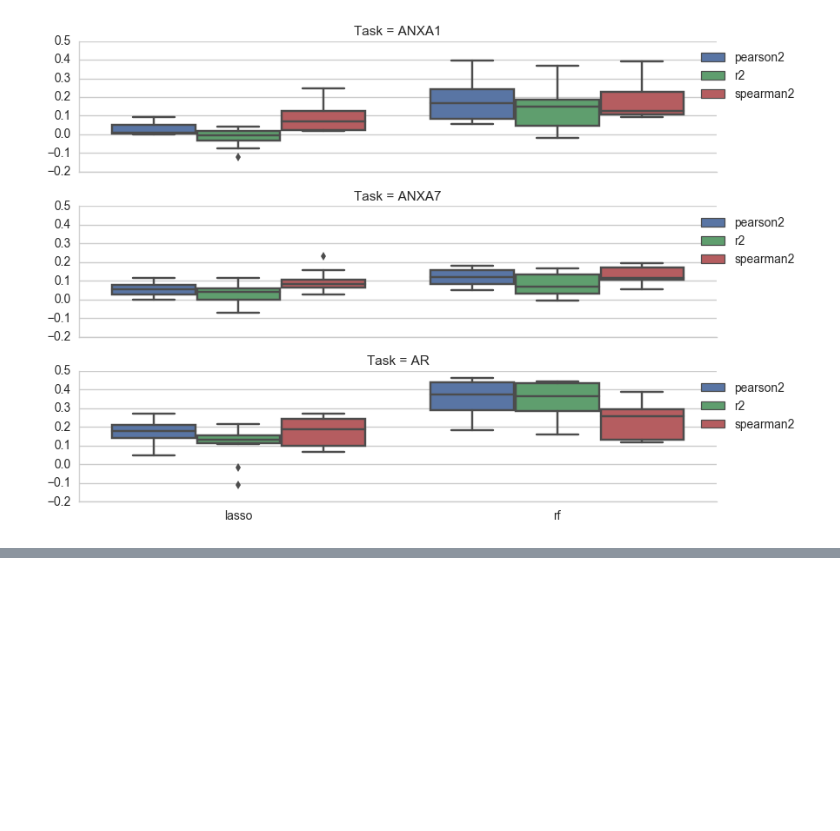
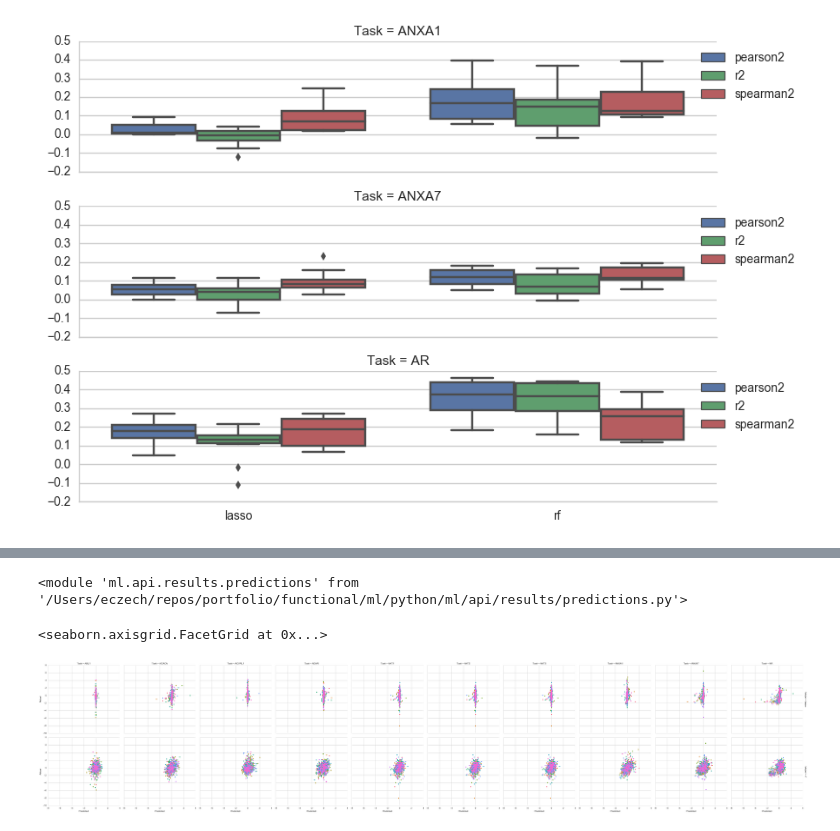
Before and after one commit to eric-czech/mgds, a Jupyter notebook: python/notebook/data_modeling/rppa_modeling/training.ipynb, the cells around one changed output, grey strips where cells are left out. Drawn from its saved outputs; the diff is of its cells as text; code cells hidden in the pictures; blank space fills up the shorter version.

```diff
--- a/python/notebook/data_modeling/rppa_modeling/training.ipynb
+++ b/python/notebook/data_modeling/rppa_modeling/training.ipynb
@@ -84,6 +145,8 @@ from sklearn.preprocessing import Imputer, RobustScaler
 from IPython.core.debugger import Tracer
 
 
+feature_columns = [tf.contrib.layers.real_valued_column(c) for c in X]
+
 clfs = {
     'lasso': Pipeline([
         ('imp', Imputer(strategy='median')),
@@ -93,6 +156,11 @@ clfs = {
     'rf': Pipeline([
         ('imp', Imputer(strategy='median')),
         ('clf', RandomForestRegressor(random_state=SEED))
+    ]),
+    'tf_dnn': Pipeline([
+        ('imp', Imputer(strategy='median')),
+        ('scale', RobustScaler()),
+        ('clf', tf_clf)
     ])
 }
 cv = KFold(n_splits=10, shuffle=True, random_state=SEED)
@@ -103,8 +171,14 @@ def data_prep_fn(X_train, X_test, Y_train, Y_test):
     Y_test = pd.DataFrame(imp.transform(Y_test), columns=Y_test.columns, index=Y_test.index)
     return X_train, X_test, Y_train, Y_test
 
+def model_fit_fn(clf_name, clf, X_train, Y_train, X_test, Y_test, fold):
+    if not clf_name.startswith('tf_'):
+        clf.fit(X_train, Y_train)
+    clf.fit(X_train.values, Y_train.values)
+
 config = ml_trainer.TrainerConfig(
     data_prep_fn=data_prep_fn,
+    model_fit_fn=model_fit_fn,
     keep_test_data=True
 )
 trainer = ml_trainer.Trainer()
@@ -210,0 +273,12 @@ grid, d_viz = performance.plot_scores(d_score, metrics=None, tasks=tasks, figasp
+# %%
+imp.reload(predictions)
+# %% [output]
+<module 'ml.api.results.predictions' from '/Users/eczech/repos/portfolio/functional/ml/python/ml/api/results/predictions.py'>
+# %%
+dt = predictions.plot_predictions(train_res, d_pred)
+# %%
+g = sns.FacetGrid(dt, row='Model', col='Task', hue='Fold', margin_titles=True, size=5, aspect=1)
+g.map(plt.scatter, 'Predicted', 'Actual')
+# %% [output]
+<seaborn.axisgrid.FacetGrid at 0x...>
+[figure, added]
```
Also changed, not shown: parts of 10 cells of this notebook.
